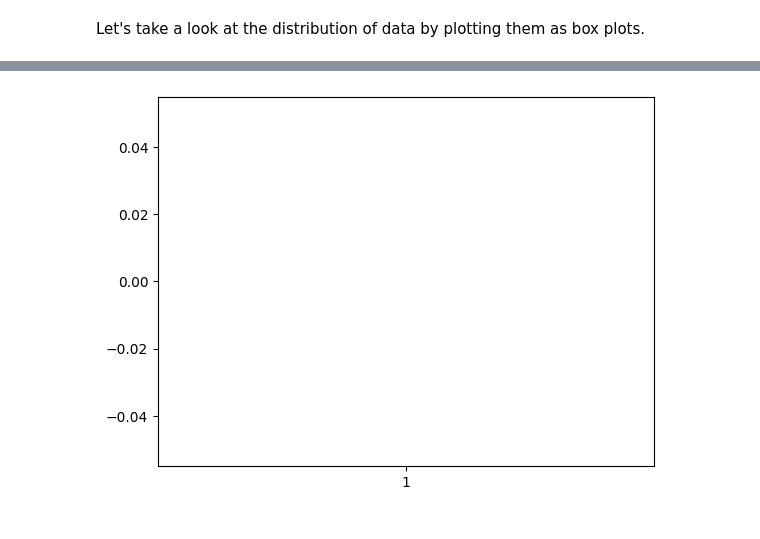
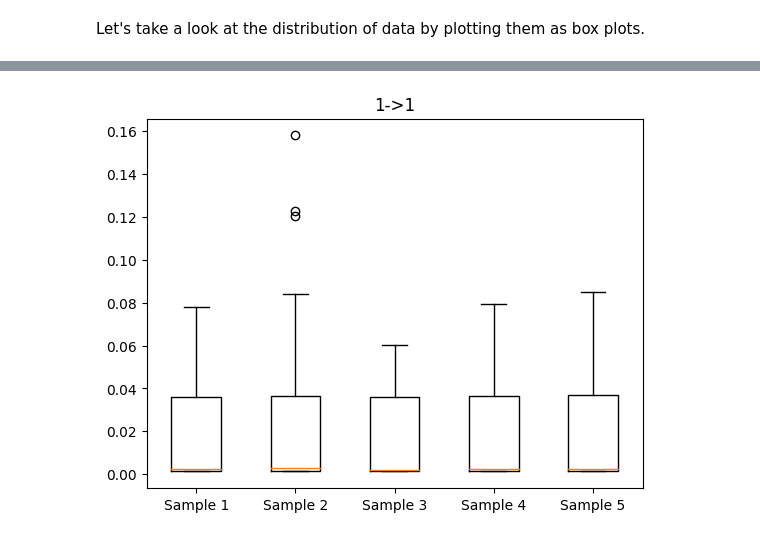
Before and after one commit to jdeinum/SDR, a Jupyter notebook: analysis/sdr.ipynb, the cells around one changed output, grey strips where cells are left out. Saved outputs shown, nothing was run; the diff lists cells and outputs as text; code cells hidden in the pictures.

```diff
--- a/analysis/sdr.ipynb
+++ b/analysis/sdr.ipynb
@@ -226,6 +226,32 @@ To be more confident in our observations, we'll need far more samples. By taking
 # %% [markdown]
 Let's take a look at the distribution of data by plotting them as box plots.
 # %%
+# each boxplot is a dataset
+# boxplots are useful for displaying summary statistics for several samples
+def generate_boxplots(data_list, title):
+    fig, ax = plt.subplots()
+    ax.boxplot(data_list)
+    ax.set_xticklabels(["Sample {}".format(i + 1) for i in range(5)])
+    ax.set_title(title)
+    plt.show()
+
+
+# each line will be a dataset
+# a line plot might reveal a pattern in interarrival times
+def generate_line_graph(data_list, title):
+    pass
+
+
+# each data set is a seperate box plot
+# useful for seeing an overall picture of what the data is like
+def display_box_chart(data_list, title):
+    fig, ax = plt.subplots()
+    labels = ["sample{}".format(i + 1) for i in range(5)]
+    ax.barh(labels, data_list)
+    ax.set_title(name)
+    plt.show()
+
+
 f1 = read_data("../data/sample1.txt")
 f2 = read_data("../data/sample2.txt")
 f3 = read_data("../data/sample3.txt")
@@ -238,40 +264,29 @@ s3 = generate_dataset(f3)
 s4 = generate_dataset(f4)
 s5 = generate_dataset(f5)
 
-# close1 and far1 are dicts of all of the different channels
-close1, far1 = partition_data(s1, cutoff)
-close2, far2 = partition_data(s2, cutoff)
-close3, far3 = partition_data(s3, cutoff)
-close4, far4 = partition_data(s4, cutoff)
-close5, far5 = partition_data(s5, cutoff)
+# closeX contains all of the samples for sample X
+close1, _ = partition_data(s1, cutoff)
+close2, _ = partition_data(s2, cutoff)
+close3, _ = partition_data(s3, cutoff)
+close4, _ = partition_data(s4, cutoff)
+close5, _ = partition_data(s5, cutoff)
 
-# each boxplot is a dataset
-# boxplots are useful for displaying summary statistics for several samples
-def generate_boxplots(data_list, title, labels):
-    fig, ax = plt.subplots()
-    ax.boxplot(data_list)
-    # ax.set_xticklabels(["Sample {}".format(i + 1) for i in labels])
-    fig.title = title
+# we need to extract each of the permutations into its own structure (so we compare alikes)
+grouped = [close1, close2, close3, close4, close5]
+for start in ["1", "6", "11"]:
+    for end in ["1", "6", "11"]:
+        res = []
+        name = "{}->{}".format(start, end)
+        valid = False
+        for sample in grouped:
+            if len(sample.get(name)) == 0:
+                res.append([])
+            else:
+                res.append(sample.get(name))
+                valid = True
 
 
-# each line will be a dataset
-# a line plot might reveal a pattern in interarrival times
-def generate_line_graph(data_list, title):
-    pass
-
-
-# each data set is a seperate box plot
-# useful for seeing an overall picture of what the data is like
-def display_box_chart(data_list, title):
-    pass
-
-
-display_summary_statistics(close1, "sample  1")
-display_summary_statistics(close2, "sample  2")
-display_summary_statistics(close3, "sample  3")
-display_summary_statistics(close4, "sample  4")
-display_summary_statistics(close5, "sample  5")
-
-
-full = [close1, close2, close3, close4, close5]
+        # generate the plots
+        if valid:
+            generate_boxplots(res, name)
 # %% [output]
@@ -295 +293 @@ sample  2
-[figure, old version]
+[figure, new version]
```
Also changed, not shown: parts of 4 cells of this notebook.
